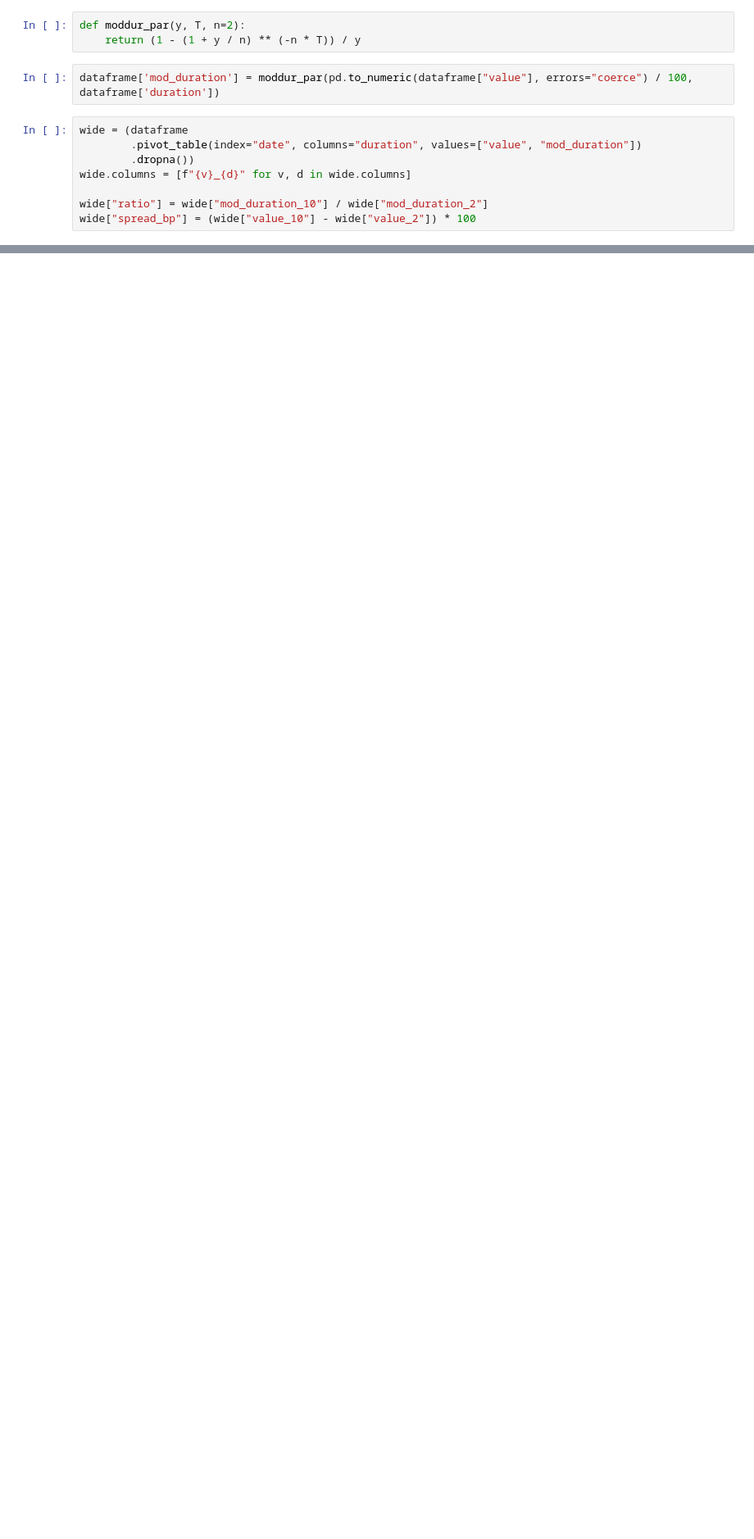
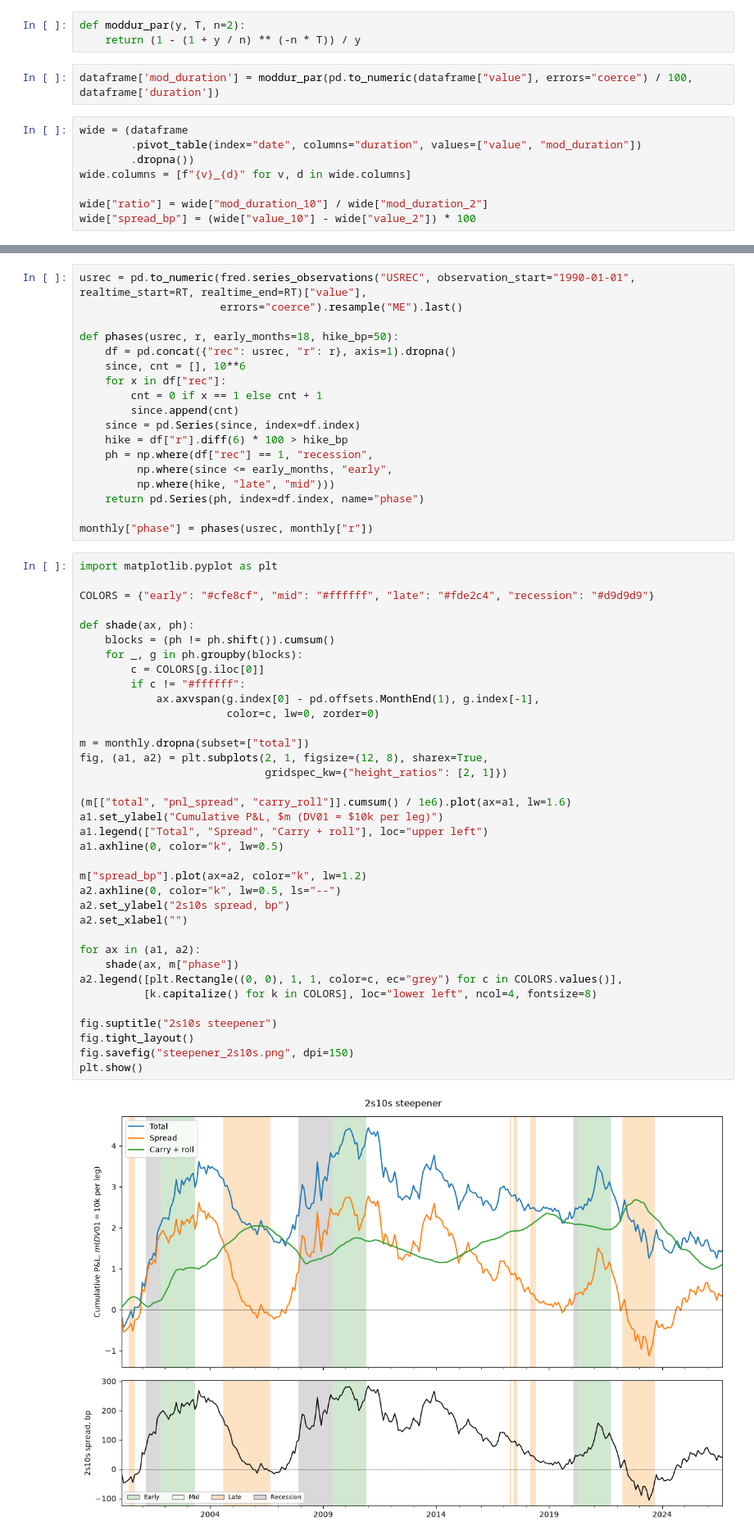
Before and after one commit to 2mrkhomenko/AAIS, a Jupyter notebook: Lesson 3 project/main.ipynb, the cells around one changed output, grey strips where cells are left out. Shown at 82% size. Cells and saved outputs as stored; diff of their text form; blank space fills up the shorter version.

```diff
--- a/Lesson 3 project/main.ipynb
+++ b/Lesson 3 project/main.ipynb
@@ -66,0 +89,56 @@ wide
+# %%
+usrec = pd.to_numeric(fred.series_observations("USREC", observation_start="1990-01-01", realtime_start=RT, realtime_end=RT)["value"],
+                      errors="coerce").resample("ME").last()
+
+def phases(usrec, r, early_months=18, hike_bp=50):
+    df = pd.concat({"rec": usrec, "r": r}, axis=1).dropna()
+    since, cnt = [], 10**6
+    for x in df["rec"]:
+        cnt = 0 if x == 1 else cnt + 1
+        since.append(cnt)
+    since = pd.Series(since, index=df.index)
+    hike = df["r"].diff(6) * 100 > hike_bp
+    ph = np.where(df["rec"] == 1, "recession",
+         np.where(since <= early_months, "early",
+         np.where(hike, "late", "mid")))
+    return pd.Series(ph, index=df.index, name="phase")
+
+monthly["phase"] = phases(usrec, monthly["r"])
+# %%
+import matplotlib.pyplot as plt
+
+COLORS = {"early": "#cfe8cf", "mid": "#ffffff", "late": "#fde2c4", "recession": "#d9d9d9"}
+
+def shade(ax, ph):
+    blocks = (ph != ph.shift()).cumsum()
+    for _, g in ph.groupby(blocks):
+        c = COLORS[g.iloc[0]]
+        if c != "#ffffff":
+            ax.axvspan(g.index[0] - pd.offsets.MonthEnd(1), g.index[-1],
+                       color=c, lw=0, zorder=0)
+
+m = monthly.dropna(subset=["total"])
+fig, (a1, a2) = plt.subplots(2, 1, figsize=(12, 8), sharex=True,
+                             gridspec_kw={"height_ratios": [2, 1]})
+
+(m[["total", "pnl_spread", "carry_roll"]].cumsum() / 1e6).plot(ax=a1, lw=1.6)
+a1.set_ylabel("Cumulative P&L, $m (DV01 = $10k per leg)")
+a1.legend(["Total", "Spread", "Carry + roll"], loc="upper left")
+a1.axhline(0, color="k", lw=0.5)
+
+m["spread_bp"].plot(ax=a2, color="k", lw=1.2)
+a2.axhline(0, color="k", lw=0.5, ls="--")
+a2.set_ylabel("2s10s spread, bp")
+a2.set_xlabel("")
+
+for ax in (a1, a2):
+    shade(ax, m["phase"])
+a2.legend([plt.Rectangle((0, 0), 1, 1, color=c, ec="grey") for c in COLORS.values()],
+          [k.capitalize() for k in COLORS], loc="lower left", ncol=4, fontsize=8)
+
+fig.suptitle("2s10s steepener")
+fig.tight_layout()
+fig.savefig("steepener_2s10s.png", dpi=150)
+plt.show()
+# %% [output]
+[figure, added]
```
Also changed, not shown: parts of 8 cells of this notebook, 1 other file.
